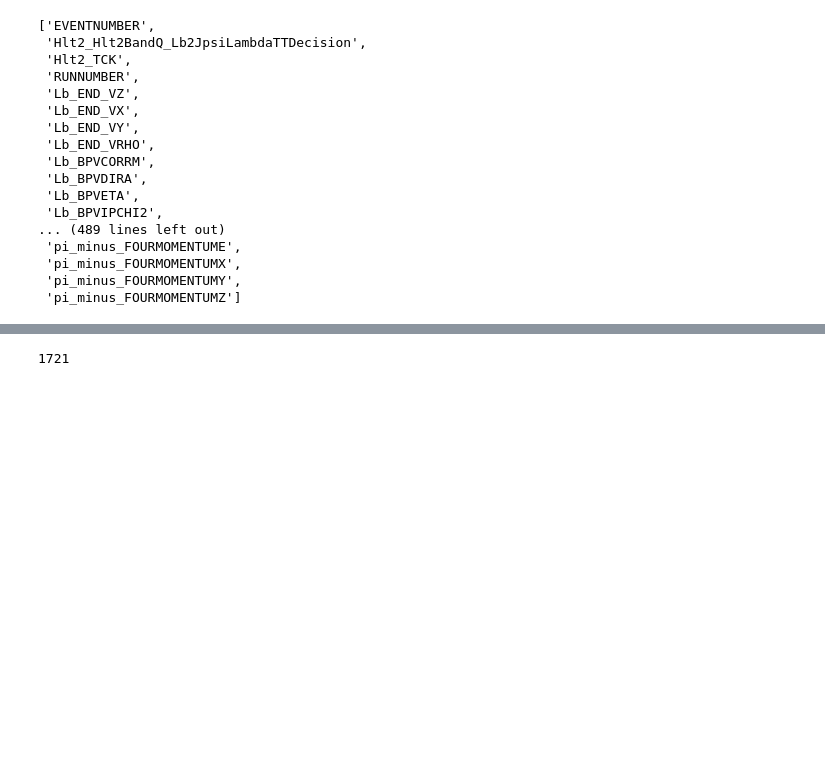
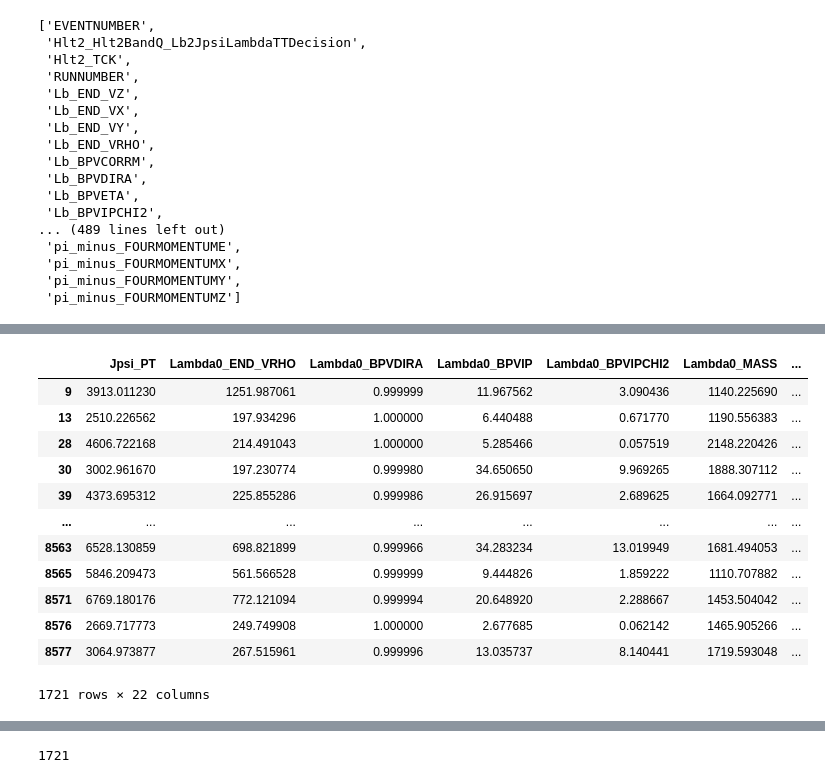
Before and after one commit to javeser/Trabajo-Fin-Master, a Jupyter notebook: catboot_model.ipynb, the cells around one changed output, grey strips where cells are left out. Cells and saved outputs as stored; diff of their text form; code cells hidden in the pictures; blank space fills up the shorter version.

```diff
--- a/catboot_model.ipynb
+++ b/catboot_model.ipynb
@@ -42,3 +58,19 @@ plt.show()
+# %%
+signal_data
+# %% [output]
+|  | Jpsi_PT | Lambda0_END_VRHO | Lambda0_BPVDIRA | Lambda0_BPVIP | Lambda0_BPVIPCHI2 | Lambda0_MASS | ... |
+| 9 | 3913.011230 | 1251.987061 | 0.999999 | 11.967562 | 3.090436 | 1140.225690 | ... |
+| 13 | 2510.226562 | 197.934296 | 1.000000 | 6.440488 | 0.671770 | 1190.556383 | ... |
+| 28 | 4606.722168 | 214.491043 | 1.000000 | 5.285466 | 0.057519 | 2148.220426 | ... |
+| 30 | 3002.961670 | 197.230774 | 0.999980 | 34.650650 | 9.969265 | 1888.307112 | ... |
+| 39 | 4373.695312 | 225.855286 | 0.999986 | 26.915697 | 2.689625 | 1664.092771 | ... |
+| ... | ... | ... | ... | ... | ... | ... | ... |
+| 8563 | 6528.130859 | 698.821899 | 0.999966 | 34.283234 | 13.019949 | 1681.494053 | ... |
+| 8565 | 5846.209473 | 561.566528 | 0.999999 | 9.444826 | 1.859222 | 1110.707882 | ... |
+| 8571 | 6769.180176 | 772.121094 | 0.999994 | 20.648920 | 2.288667 | 1453.504042 | ... |
+| 8576 | 2669.717773 | 249.749908 | 1.000000 | 2.677685 | 0.062142 | 1465.905266 | ... |
+| 8577 | 3064.973877 | 267.515961 | 0.999996 | 13.035737 | 8.140441 | 1719.593048 | ... |
+1721 rows × 22 columns
 # %%
 training_data = signal_data.merge(bg_data.dropna().sample(len(signal_data)),how='outer')
 training_data
```
Also changed, not shown: parts of 11 cells of this notebook.
